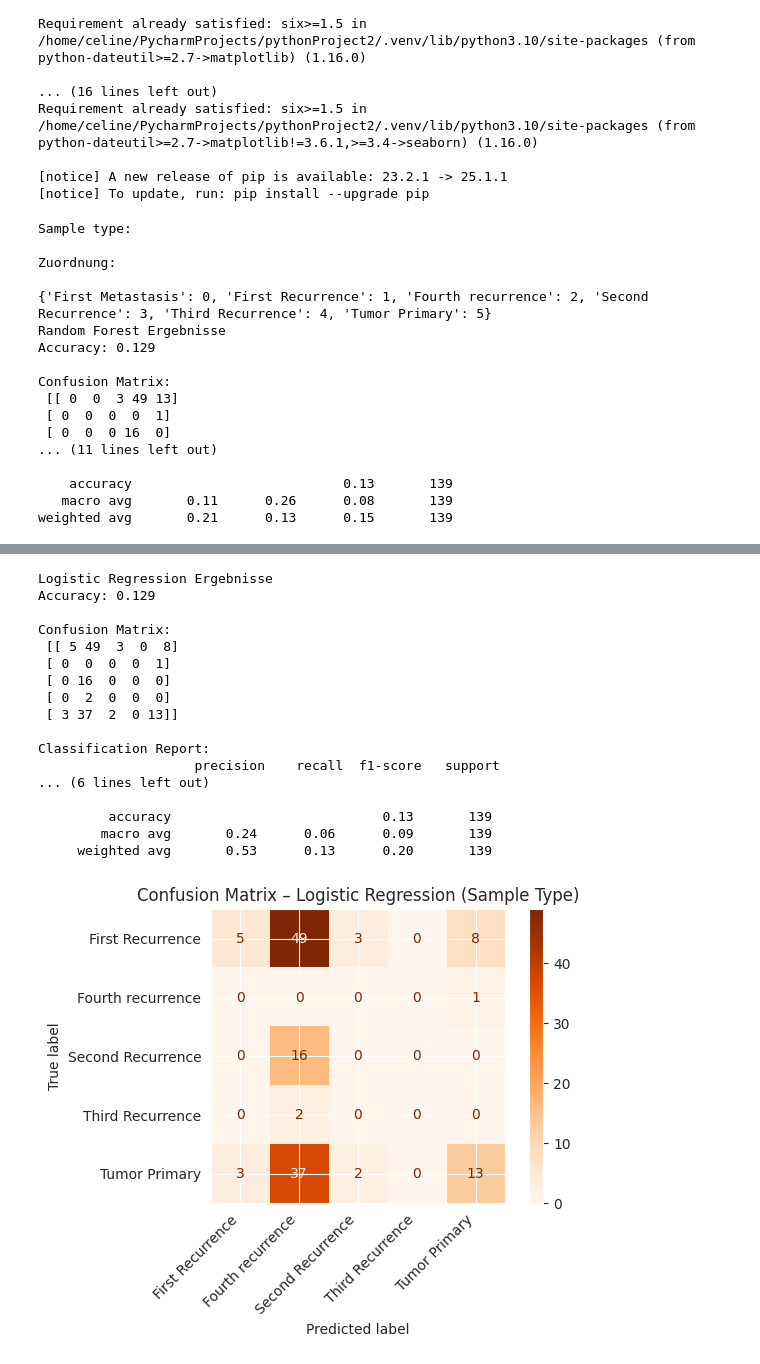
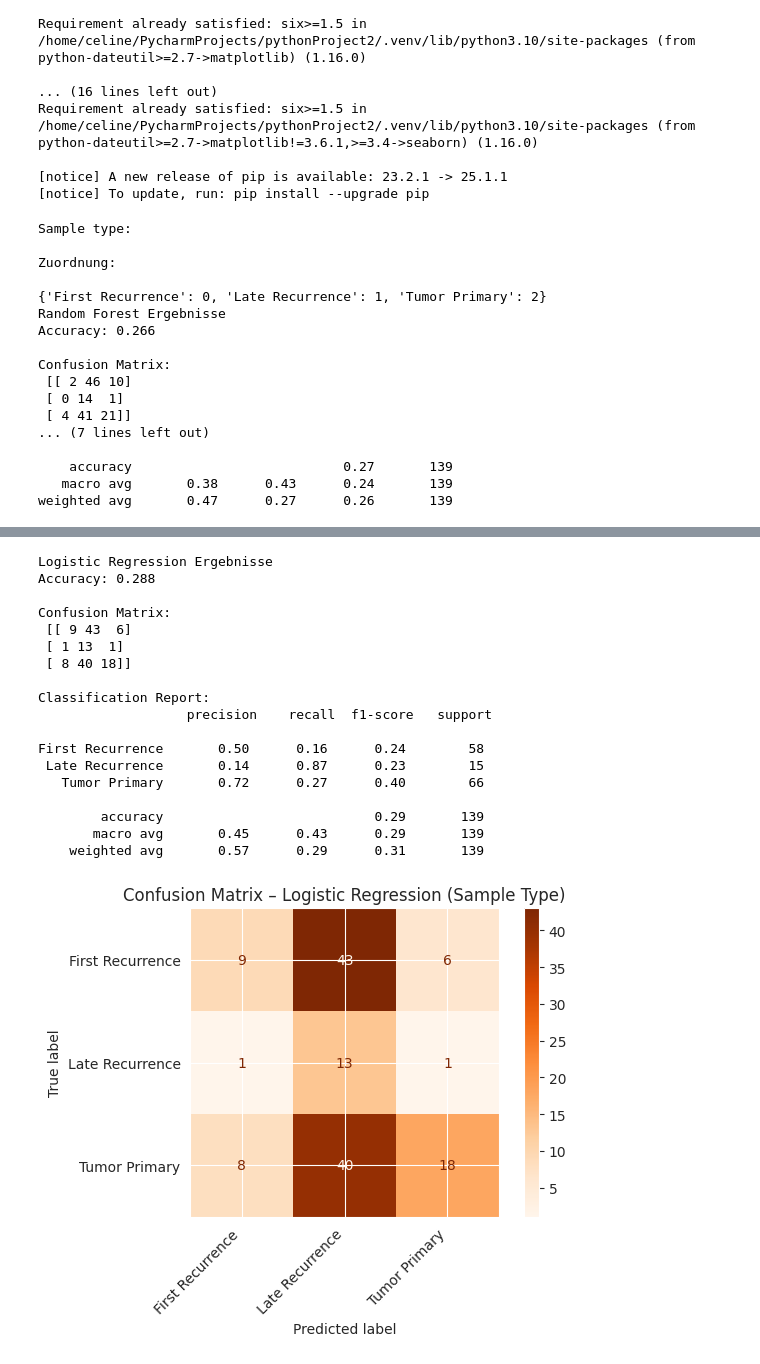
Before and after one commit to c2904/Cancer-Classification-with-XAI-Vis, a Jupyter notebook: data.ipynb, the cells around one changed output, grey strips where cells are left out. Saved outputs shown, nothing was run; the diff lists cells and outputs as text; code cells hidden in the pictures.

Commit message:
reduced labels

```diff
--- a/data.ipynb
+++ b/data.ipynb
@@ -20,6 +20,7 @@ Requirement already satisfied: six>=1.5 in /home/celine/PycharmProjects/pythonPr
 [notice] A new release of pip is available: 23.2.1 -> 25.1.1
 [notice] To update, run: pip install --upgrade pip
 # %%
+from sklearn.utils.multiclass import unique_labels
 import pandas as pd
 import numpy as np
 import matplotlib.pyplot as plt
@@ -31,7 +32,7 @@ from sklearn.linear_model import LogisticRegression
 from sklearn.model_selection import train_test_split
 from sklearn.preprocessing import LabelEncoder
 
-clinical_data = pd.read_csv("hcai_data-main/difg_glass_clinical_data_reduced.tsv.txt", sep="\t")
+clinical_data = pd.read_csv("hcai_data-main/combined_data.tsv.txt", sep="\t")
 
 #print("Part 1:")
 #print(clinical_data.shape)
@@ -47,6 +48,21 @@ clinical_data= clinical_data.drop("Overall Survival", axis='columns')
 clinical_data= clinical_data.drop("Overall Survival (months)", axis='columns')
 #print(clinical_data)
 #labels: First Metastasis, Tumor Primary, First Recurrence, Second Recurrence, Third Recurrence, Fourth recurrence
+cols = [
+    "Sample Type",
+    "Cancer Type Detailed"
+]
+df = clinical_data[cols].copy()
+
+def reduce_sample_type(sample_type):
+    if sample_type == "Tumor Primary":
+        return "Tumor Primary"
+    elif sample_type == "First Recurrence":
+        return "First Recurrence"
+    else :
+        return "Late Recurrence" #First Metastasis, Second Recurrence, Third Recurrence, Fourth recurrence
+
+df["Reduced Sample Type"] = df["Sample Type"].apply(reduce_sample_type)
 
 # extract data from overal survival
 '''def extract_survival_class(val):
@@ -58,30 +74,24 @@ clinical_data= clinical_data.drop("Overall Survival (months)", axis='columns')
 clinical_data["Survival_Class"] = clinical_data["Overall Survival"].apply(extract_survival_class)
 '''
 #
-cols = [
-    "Sample Type",
-    "Cancer Type Detailed"
-]
-df = clinical_data[cols].copy()
 
 # handle nan values
 #df["Age"] = df["Age"].fillna(df["Age"].median())
 #df["Radiation Dose"] = df["Radiation Dose"].fillna(0)
 
 
-df_encoded = pd.get_dummies(df,
-    columns=[
-              "Cancer Type Detailed"],
+df_encoded = pd.get_dummies(df.drop(columns=["Sample Type"]),  # drop old column
+    columns=["Cancer Type Detailed"],
     drop_first=True
 )
 
 #label encoder verwenden, damit z.B. 0 = First Recurrence
 encoder = LabelEncoder()
-y = encoder.fit_transform(df_encoded["Sample Type"])
+y = encoder.fit_transform(df_encoded["Reduced Sample Type"])
 print("Zuordnung:\n")
 print(dict(zip(encoder.classes_, encoder.transform(encoder.classes_))))
 
-X = df_encoded.drop(columns=["Sample Type"])#features
+X = df_encoded.drop(columns=["Reduced Sample Type"])#features
 
 X_train, X_test, y_train, y_test = train_test_split(X, y, test_size=0.2, random_state=42)
 
@@ -90,7 +100,7 @@ model = RandomForestClassifier(class_weight="balanced",random_state=42)
 model.fit(X_train, y_train)
 y_pred = model.predict(X_test)
 
-
+# --- Random Forest ---
 print("Random Forest Ergebnisse")
 print("Accuracy:", round(accuracy_score(y_test, y_pred), 3))
 print("\nConfusion Matrix:\n", confusion_matrix(y_test, y_pred))
@@ -112,7 +122,7 @@ plt.xticks(rotation=45, ha='right')
 plt.tight_layout()
 plt.show()
 
-
+# --- Logistic Regression ---
 log_model = LogisticRegression(max_iter=1000, class_weight="balanced", random_state=42)
 log_model.fit(X_train, y_train)
 y_pred_log = log_model.predict(X_test)
@@ -145,16 +155,16 @@ Sample type:
 
 Zuordnung:
 
-{'First Metastasis': 0, 'First Recurrence': 1, 'Fourth recurrence': 2, 'Second Recurrence': 3, 'Third Recurrence': 4, 'Tumor Primary': 5}
+{'First Recurrence': 0, 'Late Recurrence': 1, 'Tumor Primary': 2}
 Random Forest Ergebnisse
-Accuracy: 0.129
+Accuracy: 0.266
 
 Confusion Matrix:
- [[ 0  0  3 49 13]
- [ 0  0  0  0  1]
- [ 0  0  0 16  0]
-... (11 lines left out)
+ [[ 2 46 10]
+ [ 0 14  1]
+ [ 4 41 21]]
+... (7 lines left out)
 
-    accuracy                           0.13       139
-   macro avg       0.11      0.26      0.08       139
-weighted avg       0.21      0.13      0.15       139
+    accuracy                           0.27       139
+   macro avg       0.38      0.43      0.24       139
+weighted avg       0.47      0.27      0.26       139
@@ -162,19 +172,20 @@ weighted avg       0.21      0.13      0.15       139
 Logistic Regression Ergebnisse
-Accuracy: 0.129
+Accuracy: 0.288
 
 Confusion Matrix:
- [[ 5 49  3  0  8]
- [ 0  0  0  0  1]
- [ 0 16  0  0  0]
- [ 0  2  0  0  0]
- [ 3 37  2  0 13]]
+ [[ 9 43  6]
+ [ 1 13  1]
+ [ 8 40 18]]
 
 Classification Report:
-                    precision    recall  f1-score   support
-... (6 lines left out)
+                   precision    recall  f1-score   support
 
-         accuracy                           0.13       139
-        macro avg       0.24      0.06      0.09       139
-     weighted avg       0.53      0.13      0.20       139
+First Recurrence       0.50      0.16      0.24        58
+ Late Recurrence       0.14      0.87      0.23        15
+   Tumor Primary       0.72      0.27      0.40        66
+
+        accuracy                           0.29       139
+       macro avg       0.45      0.43      0.29       139
+    weighted avg       0.57      0.29      0.31       139
-[figure, old version]
+[figure, new version]
 # %%
```
Also changed, not shown: parts of 2 cells of this notebook.
